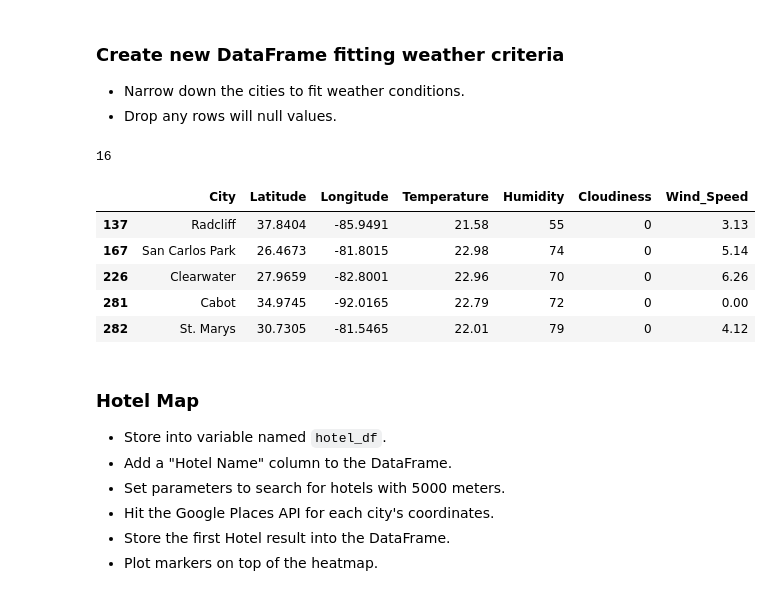
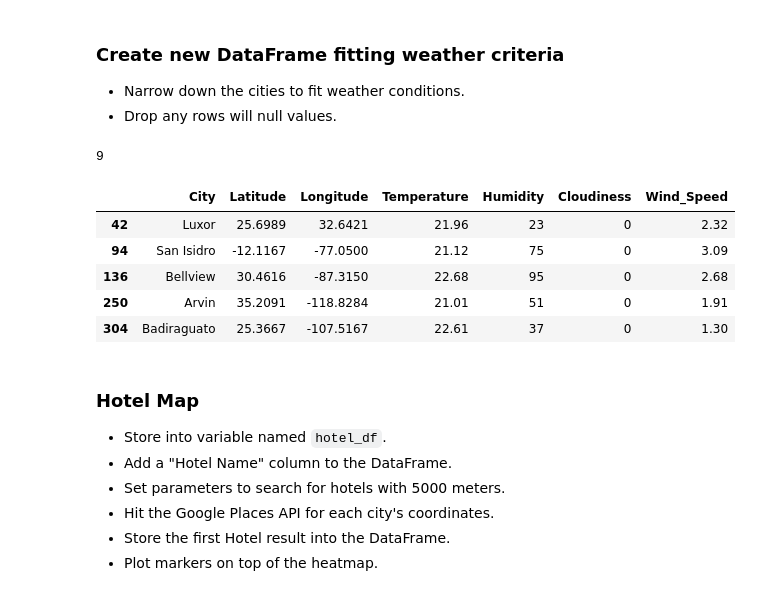
Before and after one commit to Richard-Turnbull/python-api-challenge, a Jupyter notebook: VacationPy/VacationPy.ipynb, the cells around one changed output. Saved outputs shown, nothing was run; the diff lists cells and outputs as text; code cells hidden in the pictures.

```diff
--- a/VacationPy/VacationPy.ipynb
+++ b/VacationPy/VacationPy.ipynb
@@ -68,24 +86,25 @@ fig
 # %%
 #----------------------------------------------------------------------------------------------------
 # FIND CITIES WITH PERFECT CONDITIONS. DROP ANY ROWS THAT DON"T CONTAIN ALL THREE CONDITIONS BELOW
 #--- TEMPERATURE BETWEEN 21 & 27 DEGREES CENTIGRADE
 #--- WIND SPEED LESS THAN 10 MPH
 #--- ZERO CLOUDINESS
 #----------------------------------------------------------------------------------------------------
 
-perfect_weather_df = weather_data[(weather_data['Temperature'] >= 21) & (weather_data['Temperature'] < 26) & (weather_data['Wind_Speed'] < 10) & (weather_data['Cloudiness'] == 0)]
+# Filter the dataframe
+perfect_weather_df = weather_data[(weather_data['Temperature'] >= 21) & (weather_data['Temperature'] < 23) & (weather_data['Wind_Speed'] < 10) & (weather_data['Cloudiness'] == 0)]
 
 # Visualize
 print(len(perfect_weather_df))
 perfect_weather_df.head()
 # %% [output]
-16
+9
 |  | City | Latitude | Longitude | Temperature | Humidity | Cloudiness | Wind_Speed |
-| 137 | Radcliff | 37.8404 | -85.9491 | 21.58 | 55 | 0 | 3.13 |
-| 167 | San Carlos Park | 26.4673 | -81.8015 | 22.98 | 74 | 0 | 5.14 |
-| 226 | Clearwater | 27.9659 | -82.8001 | 22.96 | 70 | 0 | 6.26 |
-| 281 | Cabot | 34.9745 | -92.0165 | 22.79 | 72 | 0 | 0.00 |
-| 282 | St. Marys | 30.7305 | -81.5465 | 22.01 | 79 | 0 | 4.12 |
+| 42 | Luxor | 25.6989 | 32.6421 | 21.96 | 23 | 0 | 2.32 |
+| 94 | San Isidro | -12.1167 | -77.0500 | 21.12 | 75 | 0 | 3.09 |
+| 136 | Bellview | 30.4616 | -87.3150 | 22.68 | 95 | 0 | 2.68 |
+| 250 | Arvin | 35.2091 | -118.8284 | 21.01 | 51 | 0 | 1.91 |
+| 304 | Badiraguato | 25.3667 | -107.5167 | 22.61 | 37 | 0 | 1.30 |
 # %% [markdown]
 ### Hotel Map
 * Store into variable named `hotel_df`.
```
Also changed, not shown: parts of 7 cells of this notebook, 14 other files.
